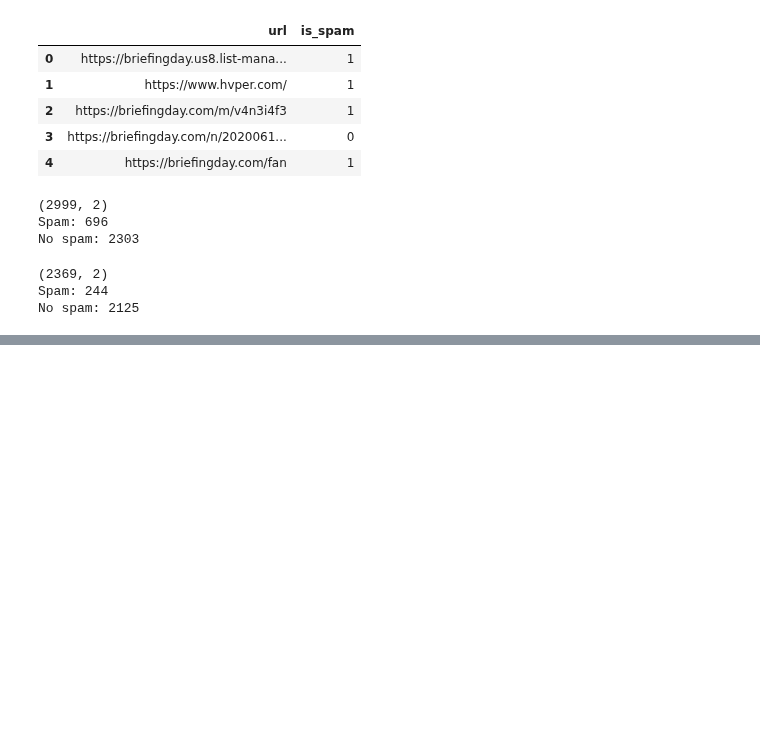
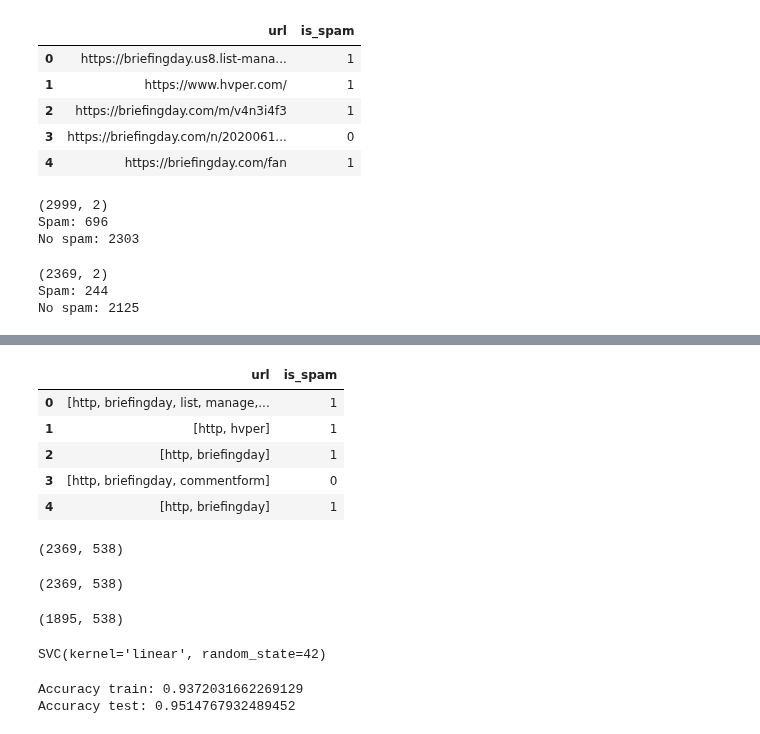
Before and after one commit to 4GeeksAcademy/Proyecto-de-NLP-VLG, a Jupyter notebook: src/explore.ipynb, the cells around one changed output, grey strips where cells are left out. Saved outputs shown, nothing was run; the diff lists cells and outputs as text; code cells hidden in the pictures; blank space fills up the shorter version.

```diff
--- a/src/explore.ipynb
+++ b/src/explore.ipynb
@@ -50,0 +96,16 @@ No spam: 2125
+# %%
+# instancia lematizador
+download("wordnet")
+lemmatizer = WordNetLemmatizer()
+
+download("stopwords")
+stop_words = stopwords.words("english")
+
+def lemmatize_text(words, lemmatizer = lemmatizer):
+    # lematiza
+    tokens = [lemmatizer.lemmatize(word) for word in words]
+    # saca stop words
+    tokens = [word for word in tokens if word not in stop_words]
+    # se queda con las de largo mayor a
+    tokens = [word for word in tokens if len(word) > 3]
+    return tokens
@@ -50,0 +116,48 @@ No spam: 2125
+# %%
+total_data["url"] = total_data["url"].apply(lemmatize_text)
+total_data.head()
+# %% [output]
+|  | url | is_spam |
+| 0 | [http, briefingday, list, manage,... | 1 |
+| 1 | [http, hvper] | 1 |
+| 2 | [http, briefingday] | 1 |
+| 3 | [http, briefingday, commentform] | 0 |
+| 4 | [http, briefingday] | 1 |
+# %%
+tokens_list = total_data["url"]
+tokens_list = [" ".join(tokens) for tokens in tokens_list]
+
+vectorizer = TfidfVectorizer(max_features = 5000, max_df = 0.8, min_df = 5)
+X = vectorizer.fit_transform(tokens_list).toarray()
+y = total_data["is_spam"]
+
+X[:5]
+# %% [output]
+(2369, 538)
+# %%
+X.shape
+# %% [output]
+(2369, 538)
+# %%
+X_train, X_test, y_train, y_test = train_test_split(X, y, test_size = 0.2, random_state = 42)
+X_train.shape
+# %% [output]
+(1895, 538)
+# %%
+model = SVC(kernel = "linear", random_state = 42)
+
+model.fit(X_train, y_train)
+# %% [output]
+SVC(kernel='linear', random_state=42)
+# %%
+y_pred_test = model.predict(X_test)
+y_pred_train = model.predict(X_train)
+
+acc_test=accuracy_score(y_test, y_pred_test)
+acc_train=accuracy_score(y_train, y_pred_train)
+
+print(f"Accuracy train: {acc_train}")
+print(f"Accuracy test: {acc_test}")
+# %% [output]
+Accuracy train: 0.9372031662269129
+Accuracy test: 0.9514767932489452
```
Also changed, not shown: parts of 4 cells of this notebook.
